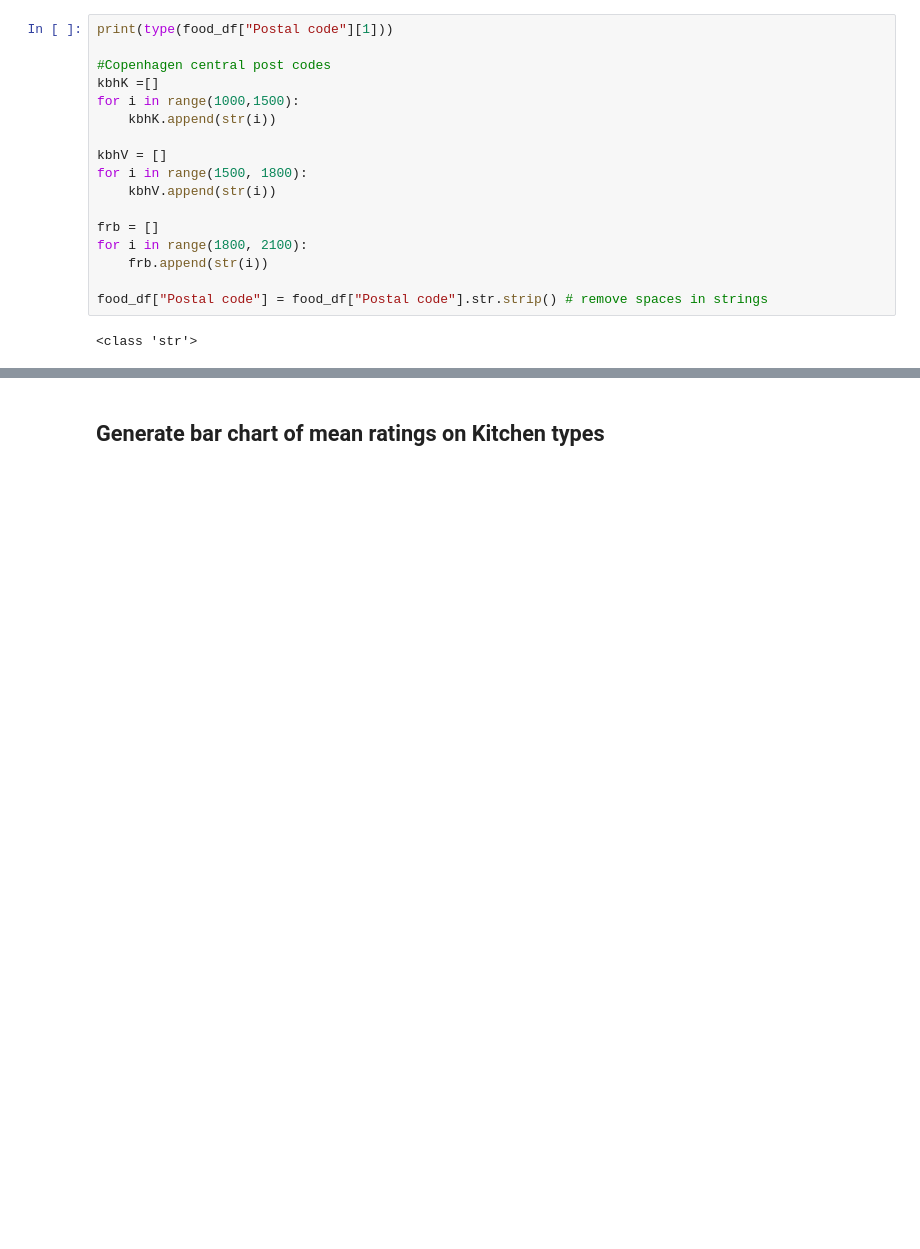
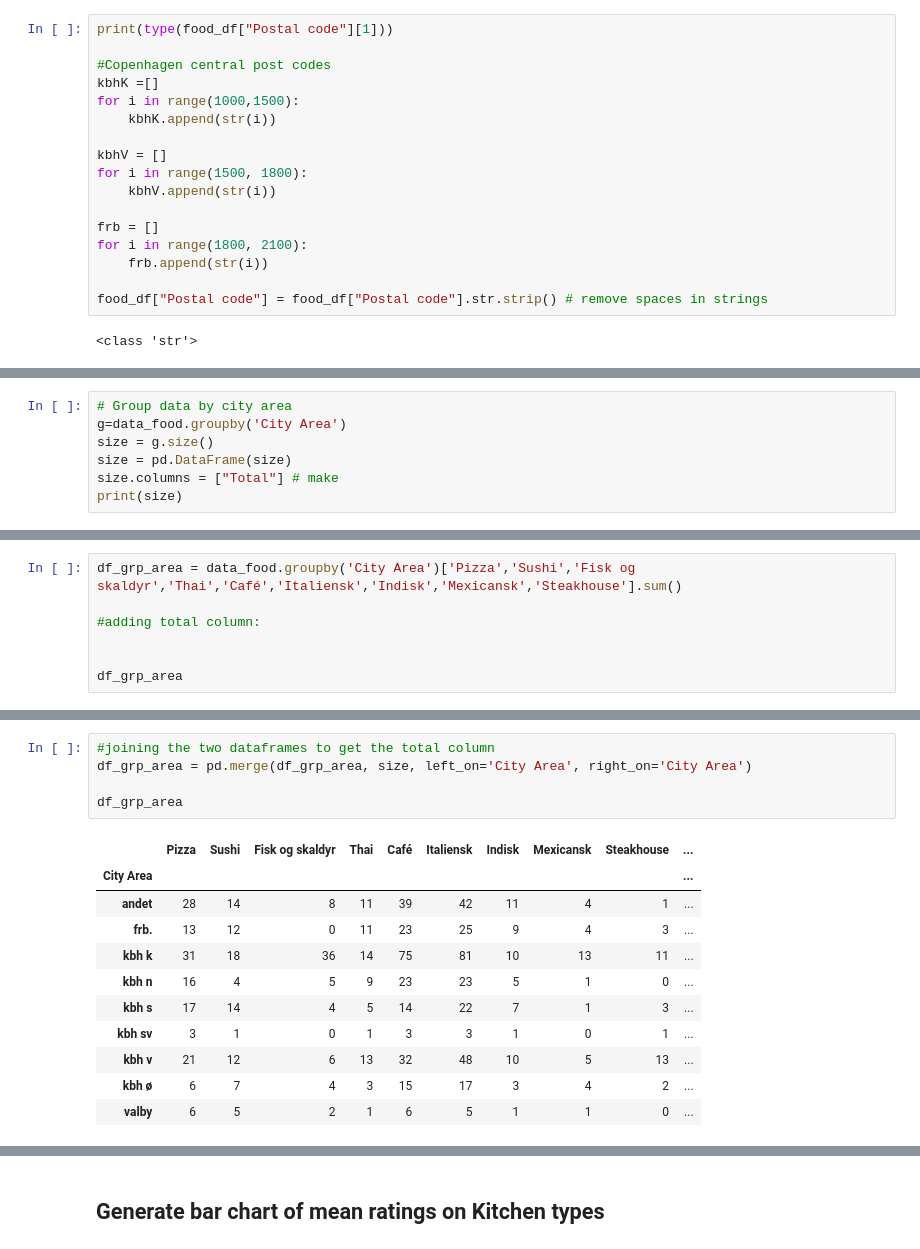
Before and after one commit to EMCK3N/SDS2019-grp20, a Jupyter notebook: Analysis.ipynb, the cells around one changed output, grey strips where cells are left out. Saved outputs shown, nothing was run; the diff lists cells and outputs as text; blank space fills up the shorter version.

```diff
--- a/Analysis.ipynb
+++ b/Analysis.ipynb
@@ -212,0 +331,7 @@ food_df["Postal code"] = food_df["Postal code"].str.strip() # remove spaces in s
+# %%
+# Group data by city area
+g=data_food.groupby('City Area')
+size = g.size()
+size = pd.DataFrame(size)
+size.columns = ["Total"] # make
+print(size)
@@ -212,0 +350,7 @@ food_df["Postal code"] = food_df["Postal code"].str.strip() # remove spaces in s
+# %%
+df_grp_area = data_food.groupby('City Area')['Pizza','Sushi','Fisk og skaldyr','Thai','Café','Italiensk','Indisk','Mexicansk','Steakhouse'].sum()
+
+#adding total column:
+
+
+df_grp_area
@@ -212,0 +369,17 @@ food_df["Postal code"] = food_df["Postal code"].str.strip() # remove spaces in s
+# %%
+#joining the two dataframes to get the total column
+df_grp_area = pd.merge(df_grp_area, size, left_on='City Area', right_on='City Area')
+
+df_grp_area
+# %% [output]
+|  | Pizza | Sushi | Fisk og skaldyr | Thai | Café | Italiensk | Indisk | Mexicansk | Steakhouse | ... |
+| City Area |  |  |  |  |  |  |  |  |  | ... |
+| andet | 28 | 14 | 8 | 11 | 39 | 42 | 11 | 4 | 1 | ... |
+| frb. | 13 | 12 | 0 | 11 | 23 | 25 | 9 | 4 | 3 | ... |
+| kbh k | 31 | 18 | 36 | 14 | 75 | 81 | 10 | 13 | 11 | ... |
+| kbh n | 16 | 4 | 5 | 9 | 23 | 23 | 5 | 1 | 0 | ... |
+| kbh s | 17 | 14 | 4 | 5 | 14 | 22 | 7 | 1 | 3 | ... |
+| kbh sv | 3 | 1 | 0 | 1 | 3 | 3 | 1 | 0 | 1 | ... |
+| kbh v | 21 | 12 | 6 | 13 | 32 | 48 | 10 | 5 | 13 | ... |
+| kbh ø | 6 | 7 | 4 | 3 | 15 | 17 | 3 | 4 | 2 | ... |
+| valby | 6 | 5 | 2 | 1 | 6 | 5 | 1 | 1 | 0 | ... |
```
Also changed, not shown: parts of 19 cells of this notebook, 8 other files.
